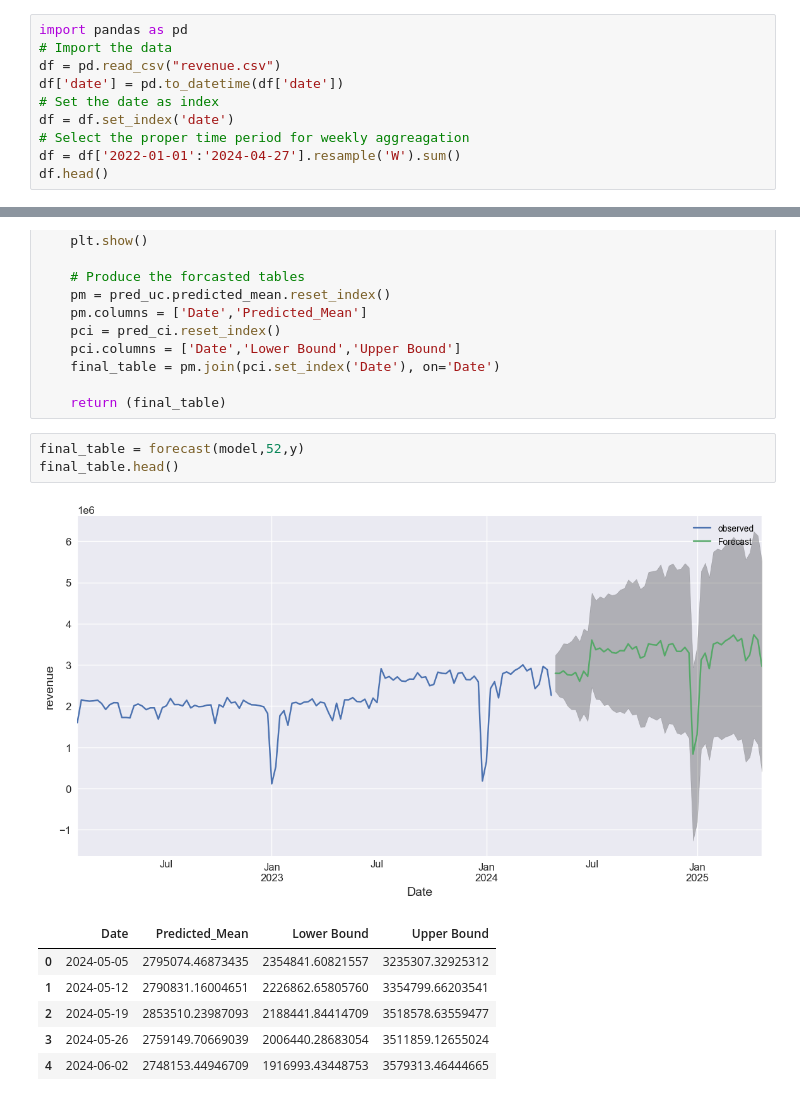
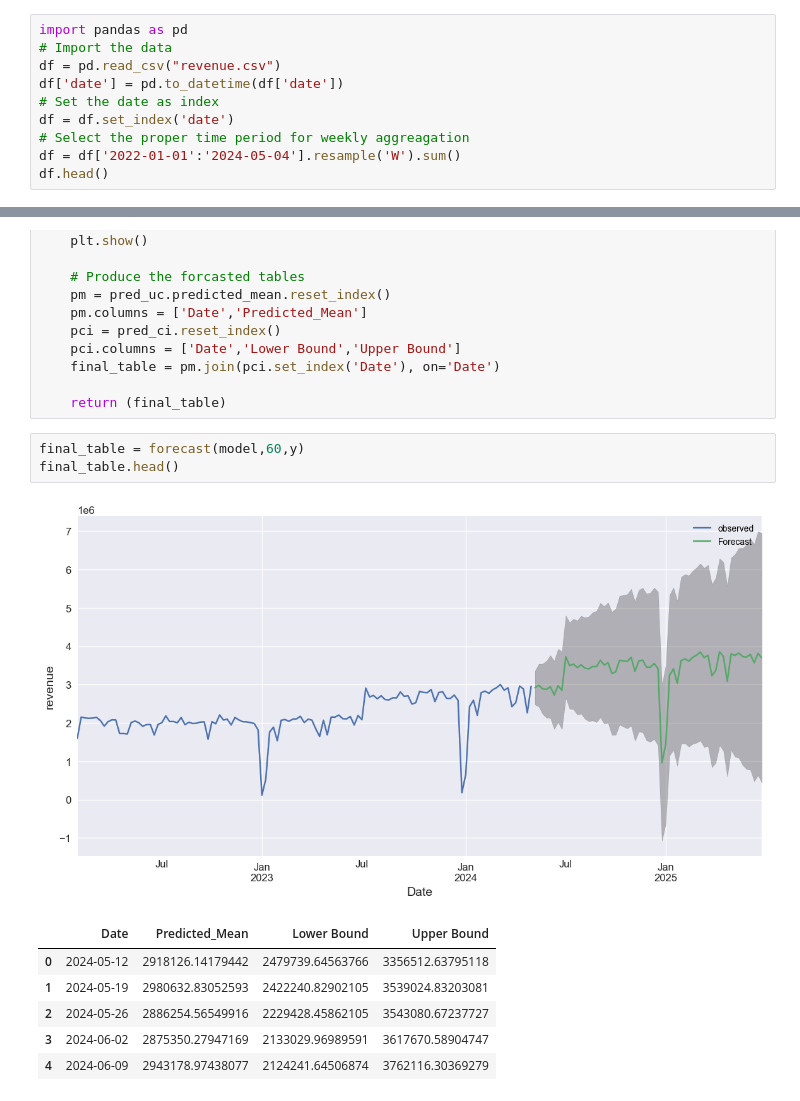
Before and after one commit to lomaky/sarimax, a Jupyter notebook: ITKRevenue.ipynb, the cells around one changed output, grey strips where cells are left out. Cells and saved outputs as stored; diff of their text form.

```diff
--- a/ITKRevenue.ipynb
+++ b/ITKRevenue.ipynb
@@ -27,7 +27,7 @@ df['date'] = pd.to_datetime(df['date'])
 # Set the date as index
 df = df.set_index('date')
 # Select the proper time period for weekly aggreagation
-df = df['2022-01-01':'2024-04-27'].resample('W').sum()
+df = df['2022-01-01':'2024-05-04'].resample('W').sum()
 df.head()
 # %% [output]
 |  | revenue |
@@ -527,13 +528,13 @@ def forecast(model,predict_steps,y):
 
     return (final_table)
 # %%
-final_table = forecast(model,52,y)
+final_table = forecast(model,60,y)
 final_table.head()
 # %% [output]
-[figure, old version]
+[figure, new version]
 |  | Date | Predicted_Mean | Lower Bound | Upper Bound |
-| 0 | 2024-05-05 | 2795074.46873435 | 2354841.60821557 | 3235307.32925312 |
-| 1 | 2024-05-12 | 2790831.16004651 | 2226862.65805760 | 3354799.66203541 |
-| 2 | 2024-05-19 | 2853510.23987093 | 2188441.84414709 | 3518578.63559477 |
-| 3 | 2024-05-26 | 2759149.70669039 | 2006440.28683054 | 3511859.12655024 |
-| 4 | 2024-06-02 | 2748153.44946709 | 1916993.43448753 | 3579313.46444665 |
+| 0 | 2024-05-12 | 2918126.14179442 | 2479739.64563766 | 3356512.63795118 |
+| 1 | 2024-05-19 | 2980632.83052593 | 2422240.82902105 | 3539024.83203081 |
+| 2 | 2024-05-26 | 2886254.56549916 | 2229428.45862105 | 3543080.67237727 |
+| 3 | 2024-06-02 | 2875350.27947169 | 2133029.96989591 | 3617670.58904747 |
+| 4 | 2024-06-09 | 2943178.97438077 | 2124241.64506874 | 3762116.30369279 |
```
Also changed, not shown: parts of 15 cells of this notebook, 1 other file.
